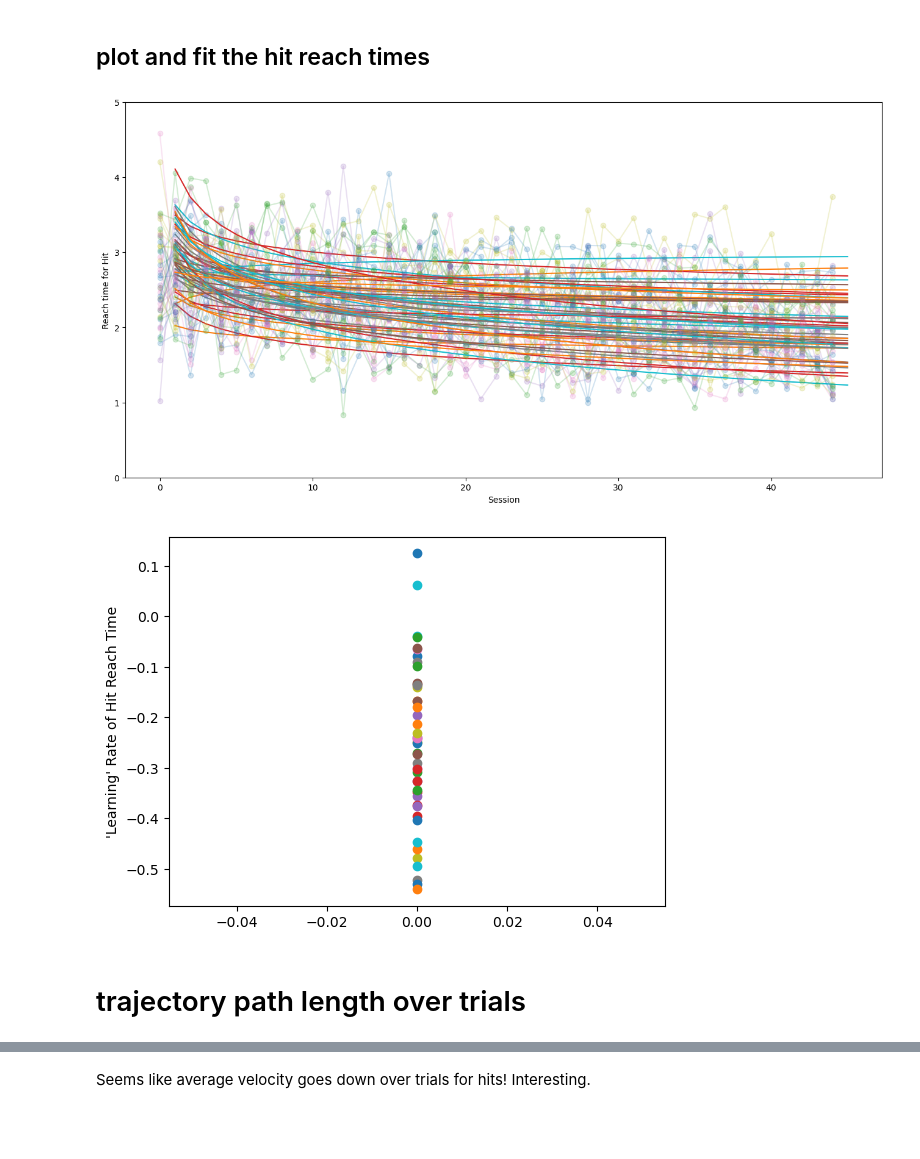
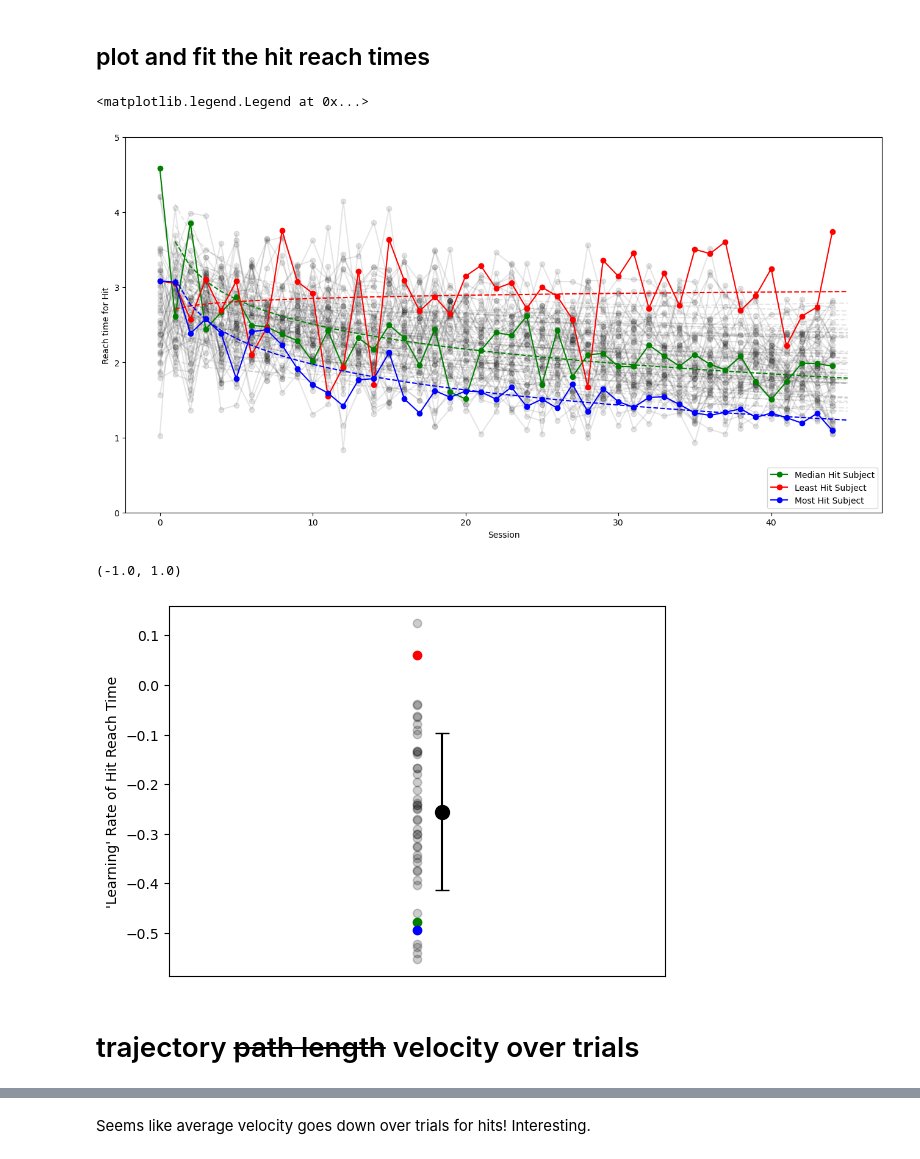
Before and after one commit to spewil/phd, a Jupyter notebook: analysis/notebooks/success_metrics.ipynb, the cells around one changed output, grey strips where cells are left out. Cells and saved outputs as stored; diff of their text form; code cells hidden in the pictures; blank space fills up the shorter version.

```diff
--- a/analysis/notebooks/success_metrics.ipynb
+++ b/analysis/notebooks/success_metrics.ipynb
@@ -49,7 +29,9 @@ list(counts.items())[0][1]
 # %%
+# count total number of hits per subject
+
 hit_sums = {}
-for name in counts.keys():
-    hit_sums[name] = sum([sesh["hits"] for sesh in counts[name]])
+for subject_name in hit_counts.keys():
+    hit_sums[subject_name] = sum([sesh["hits"] for sesh in hit_counts[subject_name]])
 
 sorted_hit_sums = sorted(hit_sums.items(), key = lambda e: e[1])
 
@@ -75,3 +57,8 @@ holly 412
 hyewon 212
 # %% [markdown]
 ### plot hits, misses, no-holds over sessions
+# %%
+# someone has 18 no holds? that can't be correct?
+for sub in hit_counts.keys():
+    # print(sub, np.max([h["noholds"] for h in hit_counts[sub]]), np.argmax([h["noholds"] for h in hit_counts[sub]]))
+    print(sub, len([h["noholds"] for h in hit_counts[sub]]))
@@ -251,7 +266,7 @@ rollby=-8
 spoke_labels = np.roll(np.array(target_names), rollby)
 title = "Hit Counts per Target"
 
-fig, ax = plt.subplots(figsize=(6, 6), subplot_kw=dict(projection='radar'))
+fig, ax = plt.subplots(figsize=(10, 10), subplot_kw=dict(projection='radar'))
 fig.subplots_adjust(top=0.85, bottom=0.05)
 
 ax.set_rgrids([10, 20, 30, 40, 50, 60])
@@ -267,6 +282,6 @@ ax.set_varlabels(spoke_labels)
 # %%
 rollby = 7
-fig, ax = plt.subplots(1,1)
+fig, ax = plt.subplots(1,1,figsize=(12,12))
 for d in data:
     ax.plot(np.roll(d, rollby), 'ko', alpha=0.1)
 ax.set_xticks(range(len(target_names)))
@@ -315,27 +329,53 @@ for sub in c.subjects.values():
 # %%
 learning_rates = {}
 fig, ax = plt.subplots(1,1, figsize=[16,8])
 for s in c.subjects.values():
     t = avg_reach_times[s.name]
     x, y = drop_nones(t, return_indices=True)
     x = [xx+1 for xx in x]
-    ax.plot(t,'o-',alpha=0.2)
     params = curve_fit(analysis.log, x, y)[0]
-    ax.plot(x, analysis.log(x, params[0], params[1]))
     learning_rates[s.name] = params[1]
+    if s.name == most_hit_subject:
+        ax.plot(t,'-o', c="blue", zorder=100, label="Most Hit Subject")
+        ax.plot(x, analysis.log(x, params[0], params[1]), "--", c="blue", zorder=100)
+    elif s.name == median_hit_subject:
+        ax.plot(t,'-o', c="green", zorder=100, label="Median Hit Subject")
+        ax.plot(x, analysis.log(x, params[0], params[1]), "--", c="green", zorder=100)
+    elif s.name == least_hit_subject:
+        ax.plot(t,'-o', c="red",zorder=100, label="Least Hit Subject")
+        ax.plot(x, analysis.log(x, params[0], params[1]), "--", c="red",zorder=100)
+    else:
+        ax.plot(t,'k-o', alpha=0.1)
+        ax.plot(x, analysis.log(x, params[0], params[1]), "--", c='k', alpha=0.1)
 ax.set_ylim([0,5])
 ax.set_ylabel("Reach time for Hit")
 ax.set_xlabel("Session")
-
-plt.figure()
-for lr in list(learning_rates.values()):
-    plt.plot(0,lr,'o')
-    plt.ylabel("'Learning' Rate of Hit Reach Time")
+ax.legend(loc="lower right")
 # %% [output]
+<matplotlib.legend.Legend at 0x...>
-[figure, old version]
+[figure, new version]
-[figure, removed]
+# %%
+for name, lr in list(learning_rates.items()):
+    if name == most_hit_subject:
+        plt.plot(0, lr, "o", c='blue', zorder=100, label="Most Hit Subject")
+    elif name == median_hit_subject:
+        plt.plot(0, lr, "o", c='green', zorder=100, label="Median Hit Subject")
+    elif name == least_hit_subject:
+        plt.plot(0, lr, "o", c='red', zorder=100, label="Least Hit Subject")
+    else:
+        plt.plot(0,lr,'ko',alpha=0.2)
+plt.ylabel("'Learning' Rate of Hit Reach Time")
+plt.xticks([])
+
+lr_list = list(learning_rates.values())
+plt.plot(0.1, np.mean(lr_list), "ko", markersize=10)
+plt.errorbar(0.1, np.mean(lr_list), yerr=np.std(lr_list), markersize=10, c="k", capsize=5)
+plt.xlim([-1,1])
+# %% [output]
+(-1.0, 1.0)
+[figure, added]
 # %% [markdown]
-# trajectory path length over trials
+# trajectory ~~path length~~ velocity over trials
 # %%
 def path_length(a):
     assert a.shape[0] > a.shape[1], f"array with shape {a.shape} should be transposed."
```
Also changed, not shown: parts of 14 cells of this notebook, 5 other files.
